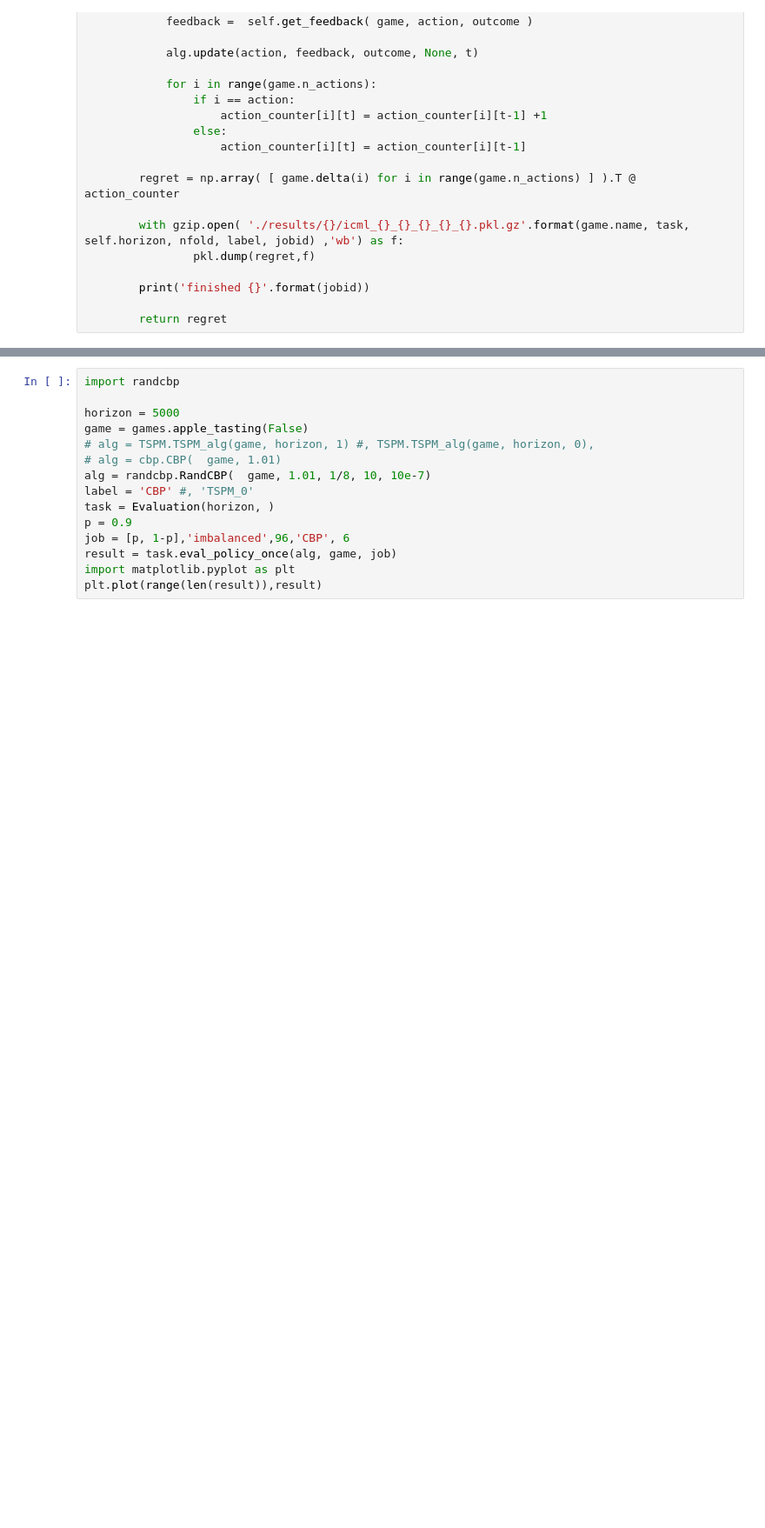
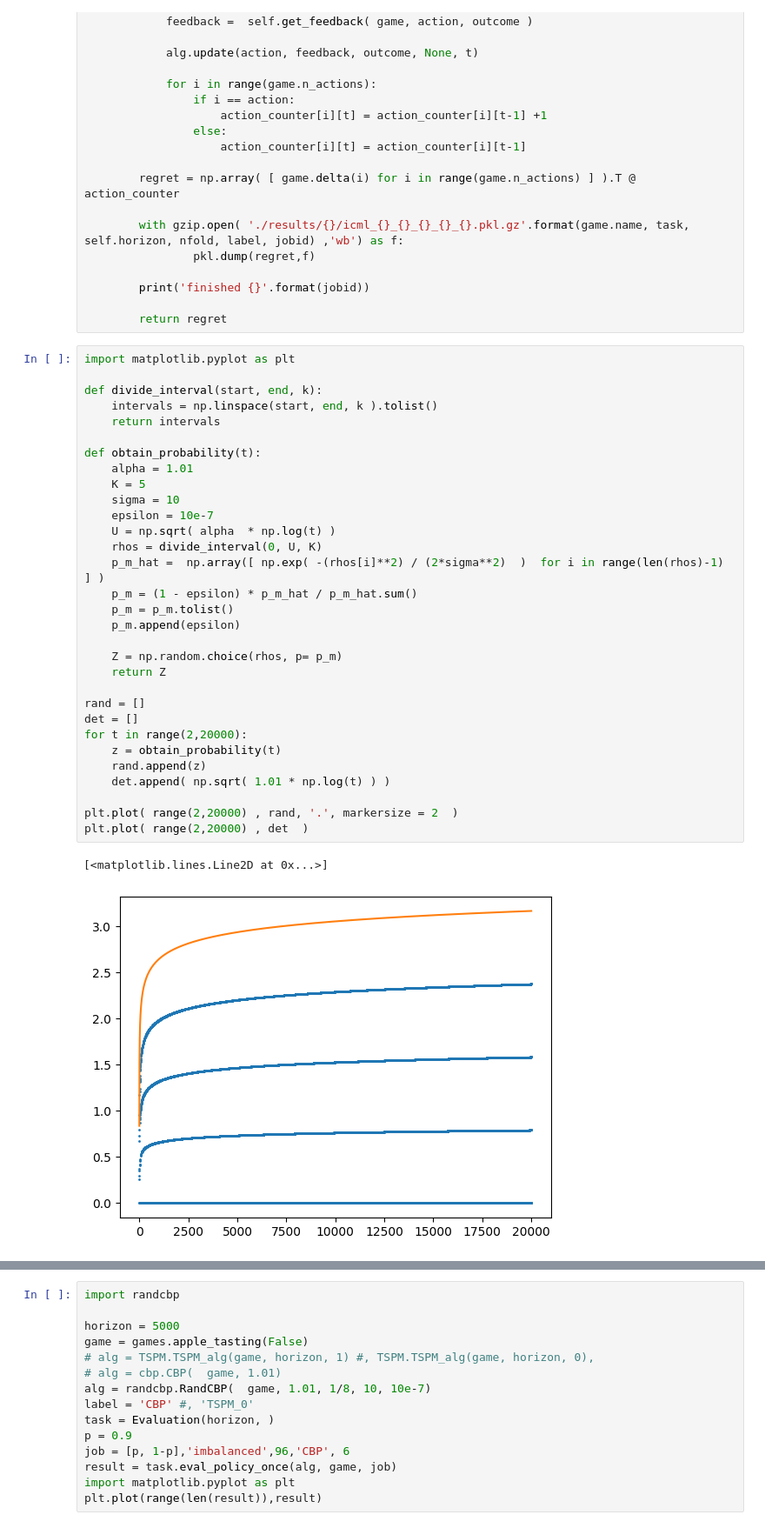
Before and after one commit to MaxHeuillet/partial-monitoring-algos, a Jupyter notebook: partial_monitoring/compute.ipynb, the cells around one changed output, grey strips where cells are left out. Shown: that part at 87% size. Drawn from its saved outputs; the diff is of its cells as text; blank space fills up the shorter version.

```diff
--- a/partial_monitoring/compute.ipynb
+++ b/partial_monitoring/compute.ipynb
@@ -94,6 +94,40 @@ class Evaluation:
         print('finished {}'.format(jobid))
 
         return regret
+# %%
+import matplotlib.pyplot as plt
+
+def divide_interval(start, end, k):
+    intervals = np.linspace(start, end, k ).tolist()
+    return intervals
+
+def obtain_probability(t):
+    alpha = 1.01
+    K = 5
+    sigma = 10
+    epsilon = 10e-7
+    U = np.sqrt( alpha  * np.log(t) )
+    rhos = divide_interval(0, U, K)
+    p_m_hat =  np.array([ np.exp( -(rhos[i]**2) / (2*sigma**2)  )  for i in range(len(rhos)-1) ] )
+    p_m = (1 - epsilon) * p_m_hat / p_m_hat.sum()
+    p_m = p_m.tolist()
+    p_m.append(epsilon)
+
+    Z = np.random.choice(rhos, p= p_m)
+    return Z
+
+rand = []
+det = []
+for t in range(2,20000):
+    z = obtain_probability(t)
+    rand.append(z)
+    det.append( np.sqrt( 1.01 * np.log(t) ) )
+
+plt.plot( range(2,20000) , rand, '.', markersize = 2  )
+plt.plot( range(2,20000) , det  )
+# %% [output]
+[<matplotlib.lines.Line2D at 0x...>]
+[figure, added]
 # %%
 import matplotlib.pyplot as plt
 
```
Also changed, not shown: parts of 2 cells of this notebook, 8 other files.
